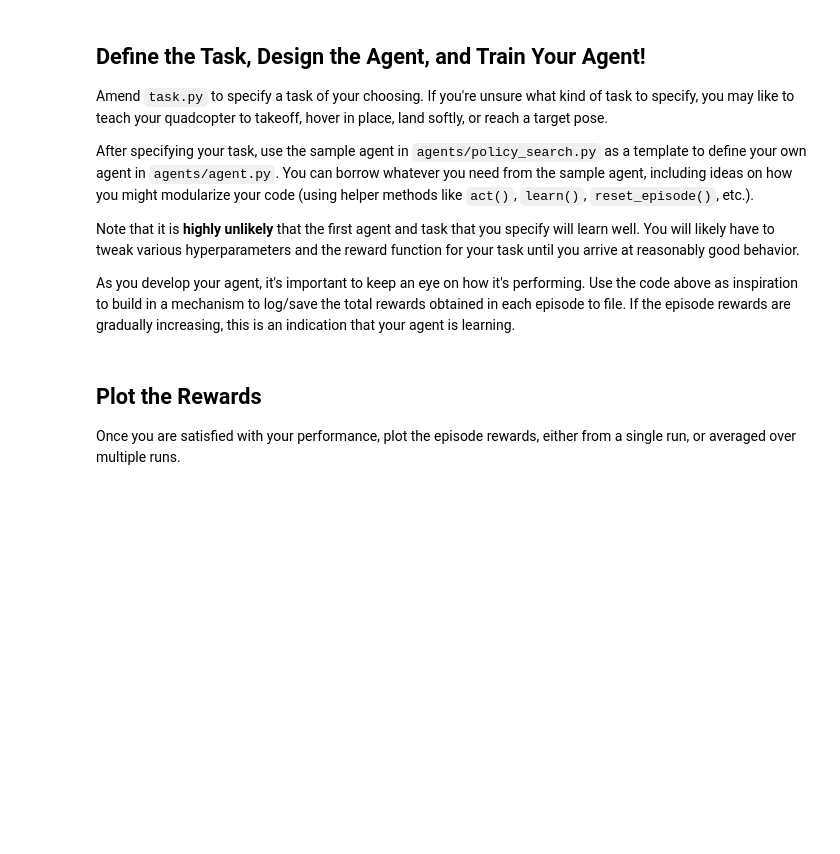
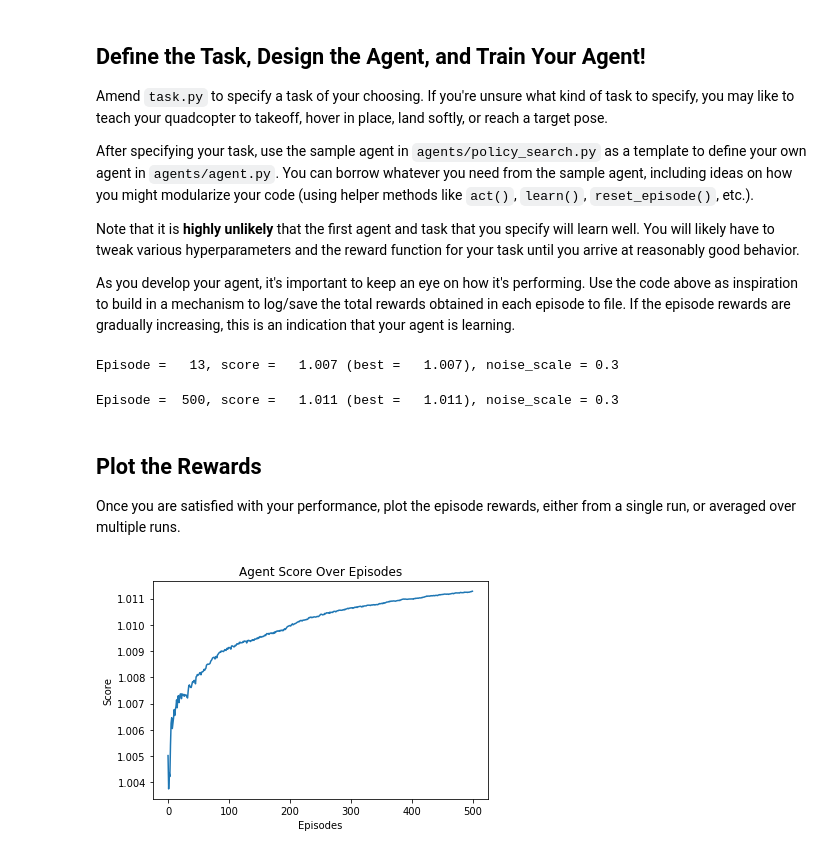
Before and after one commit to sjmiller8182/rl_learning_udacity, a Jupyter notebook: Quadcopter_Project.ipynb, the cells around one changed output. Saved outputs shown, nothing was run; the diff lists cells and outputs as text; code cells hidden in the pictures; blank space fills up the shorter version.

Commit message:
finialize agent and answer questions

```diff
--- a/Quadcopter_Project.ipynb
+++ b/Quadcopter_Project.ipynb
@@ -185,8 +183,8 @@ from agents.policy_search import PolicySearch_Agent
 from task import Task
 
 num_episodes = 1000
-target_pos = np.array([0., 0., 10.])
-task = Task(target_pos=target_pos)
+target_pos = np.array([0., 0., 10., 0., 0., 0.])
+task = Task(None, target_pos=target_pos)
 agent = PolicySearch_Agent(task)
 
 for i_episode in range(1, num_episodes+1):
@@ -218,3 +220,34 @@ As you develop your agent, it's important to keep an eye on how it's performing.
+# %%
+import sys
+import pandas as pd
+from agents.agent import Random_Agent
+from task import Hover
+
+num_episodes = 500
+target_pos = np.array([0., 10., 10., 0., 0., 0.])
+task = Hover(target_pos=target_pos, runtime = 100)
+agent = Random_Agent(task, noise_scale = 0.3)
+
+pos_error = list()
+score = list() # track the scores over the episodes
+
+for i_episode in range(1, num_episodes+1):
+    state = agent.reset_episode() # start a new episode
+    while True:
+        action = agent.act(state)
+        next_state, reward, done = task.step(action)
+        agent.step(reward, done)
+        state = next_state
+        if done:
+            pos_error.append((abs(task.sim.pose - task.target_pos)).sum())
+            score.append(agent.score)
+            print("\rEpisode = {:4d}, score = {:7.3f} (best = {:7.3f}), noise_scale = {}".format(
+                i_episode, agent.score, agent.best_score, agent.noise_scale), end="")  # [debug]
+            break
+    sys.stdout.flush()
+# %% [output]
+Episode =   13, score =   1.007 (best =   1.007), noise_scale = 0.3
+Episode =  500, score =   1.011 (best =   1.011), noise_scale = 0.3
 # %% [markdown]
 ## Plot the Rewards
 
@@ -223,0 +255,8 @@ Once you are satisfied with your performance, plot the episode rewards, either f
+# %%
+epi_axis = np.arange(len(score))
+plt.plot(epi_axis, score);
+plt.title('Agent Score Over Episodes');
+plt.xlabel('Episodes');
+plt.ylabel('Score');
+# %% [output]
+[figure, added]
```
Also changed, not shown: parts of 18 cells of this notebook, 2 other files.
